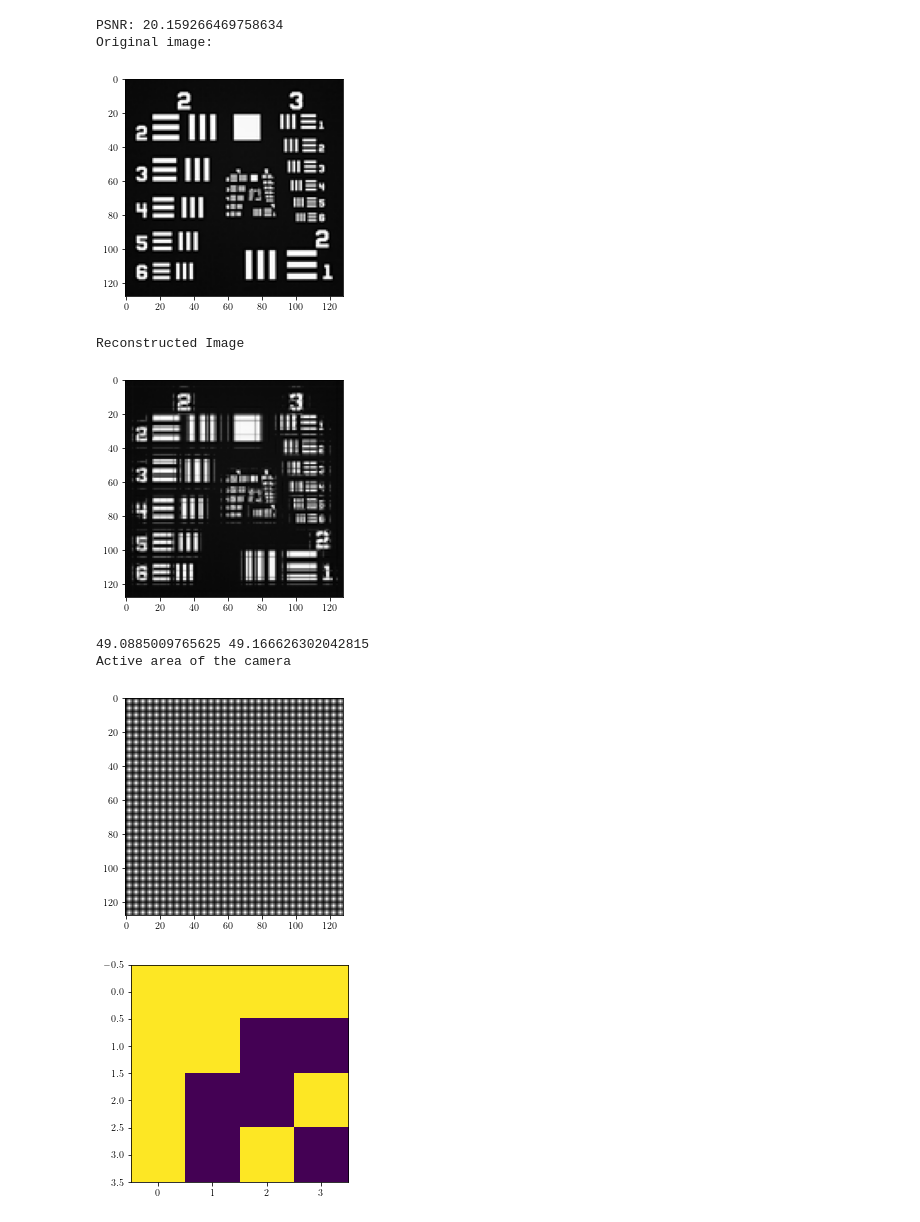
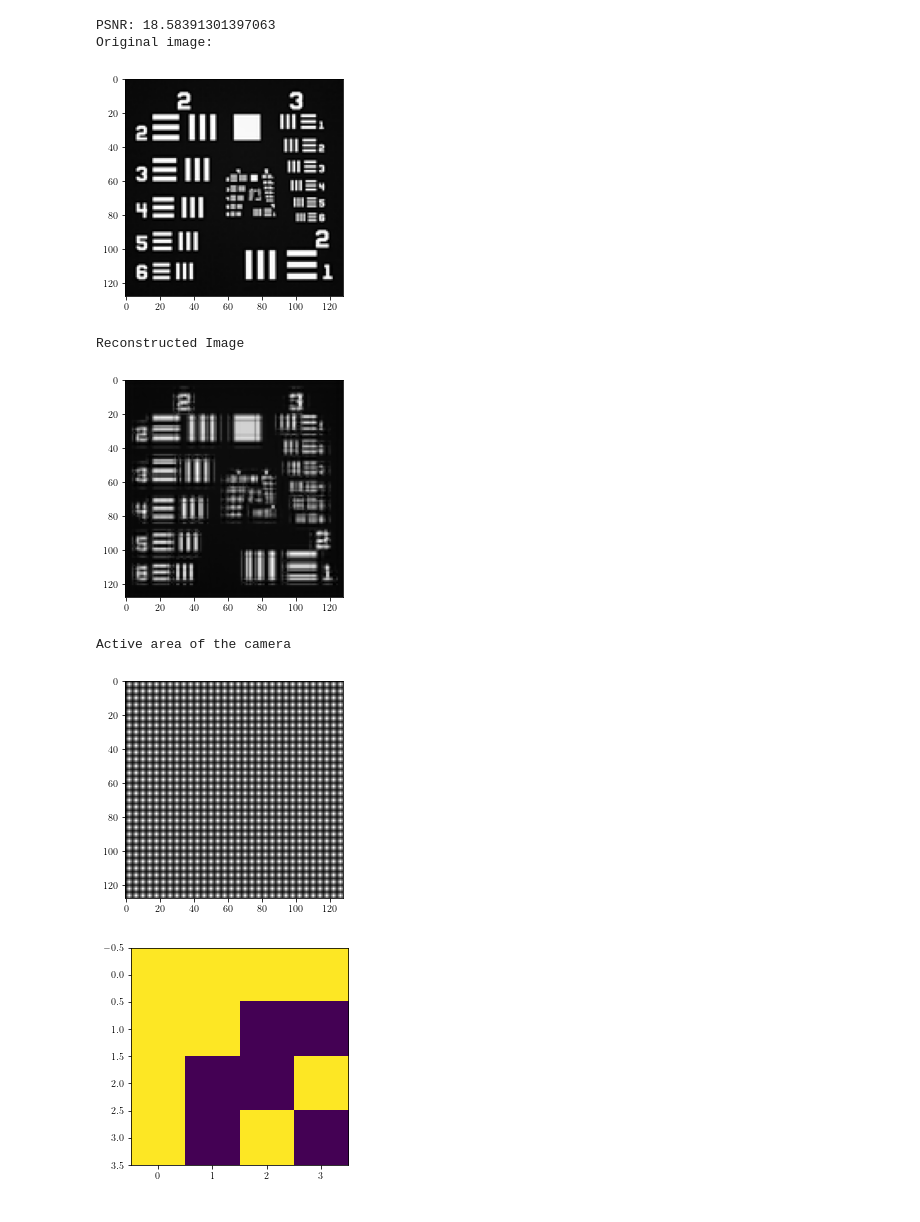
Before and after one commit to rstanuwijaya/jensen-lab-analysis, a Jupyter notebook: notebooks/newgdi.ipynb, the cells around one changed output. Drawn from its saved outputs; the diff is of its cells as text; code cells hidden in the pictures.

```diff
--- a/notebooks/newgdi.ipynb
+++ b/notebooks/newgdi.ipynb
@@ -17,35 +17,34 @@ plt.rcParams['text.usetex'] = True
 # %%
 path = '../common/RC_780.png'
 slm_res = (128, 128)
 camera_res = (32, 32)
 mac_res = (4, 4)
-sim = GhostSimulator(path, slm_res, camera_res, mac_res, 16, sigma=1, method='zigzag')
+sim = GhostSimulator(path, slm_res, camera_res, mac_res, 6, sigma=1, method='zigzag')
 cnt = sim.run_simulation()
 # rmse = sim.calc_rmse()
 # print('RMSE:', rmse)
 psnr = sim.calc_psnr()
 print('PSNR:', psnr)
 
 print("Original image:")
 plt.imshow(sim.T, cmap='gray')
 plt.show()
 
 print("Reconstructed Image")
 plt.imshow(np.abs(sim.G2), cmap='gray')
 plt.show()
 
 # print(np.average(sim.T), np.average(sim.G2))
 
 print("Active area of the camera")
 plt.imshow(sim.At.sum(axis=0).reshape(sim.shape_slm), cmap='gray')
 plt.show()
 # %% [output]
-PSNR: 20.159266469758634
+PSNR: 18.58391301397063
 Original image:
 [figure]
 Reconstructed Image
-[figure, old version]
+[figure, new version]
-49.0885009765625 49.166626302042815
 Active area of the camera
 [figure]
 # %%
```
Also changed, not shown: parts of 1 cell of this notebook.
